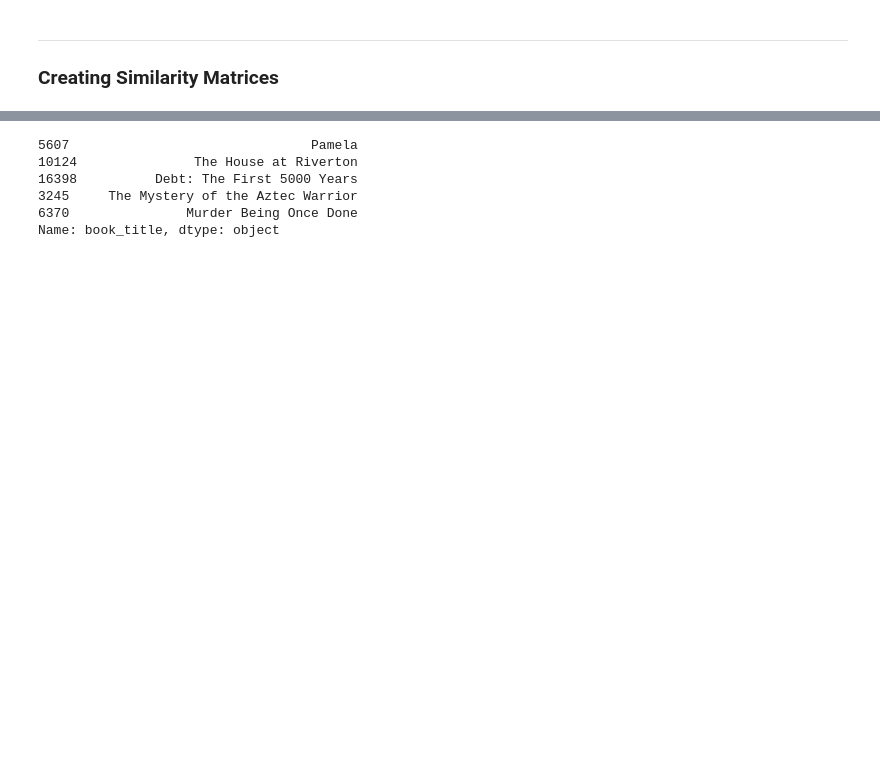
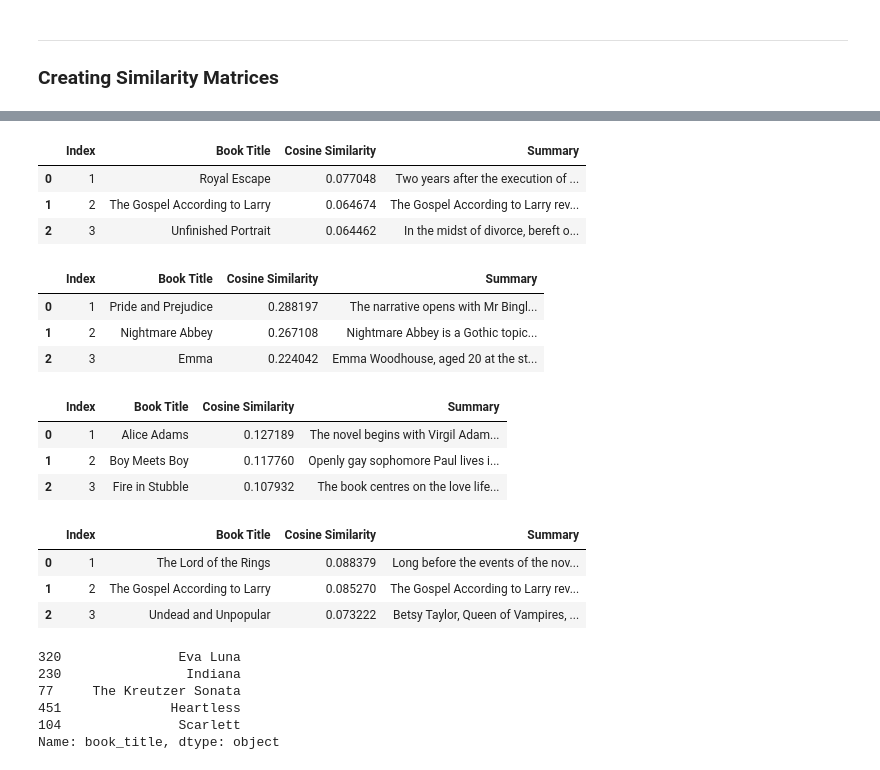
Before and after one commit to hannahlabana/ts-songs-and-books-recommendation-system, a Jupyter notebook: books-taylorsongs-recommendation.ipynb, the cells around one changed output, grey strips where cells are left out. Cells and saved outputs as stored; diff of their text form; code cells hidden in the pictures; blank space fills up the shorter version.

```diff
--- a/books-taylorsongs-recommendation.ipynb
+++ b/books-taylorsongs-recommendation.ipynb
@@ -272 +287,10 @@ print(books_to_lyrics_matrix.shape, lyrics_to_books_matrix.shape)
+# %%
+# lyrics_books_count = CountVectorizer()
+# lyrics_books_count.fit(lyrics_books_soups)
+
+lyrics_books_count = TfidfVectorizer()
+lyrics_books_count.fit(lyrics_books_soups)
+
+lyrics_to_books_matrix = lyrics_books_count.transform(lyrics_result_preprocessing['STEMMING'])
+books_to_lyrics_matrix = lyrics_books_count.transform(books_result_preprocessing['STEMMING'])
 # %%
@@ -400,10 +403,38 @@ RecommendationEngine.get_books_from_lyrics('Love Story (Taylor’s Version)')
+# %%
+get_books_from_lyrics(rand)
+# %% [output]
+|  | Index | Book Title | Cosine Similarity | Summary |
+| 0 | 1 | Royal Escape | 0.077048 | Two years after the execution of ... |
+| 1 | 2 | The Gospel According to Larry | 0.064674 | The Gospel According to Larry rev... |
+| 2 | 3 | Unfinished Portrait | 0.064462 | In the midst of divorce, bereft o... |
+# %%
+get_books_from_lyrics('Mr. Perfectly Fine (Taylor’s Version) [From the Vault]')
+# %% [output]
+|  | Index | Book Title | Cosine Similarity | Summary |
+| 0 | 1 | Pride and Prejudice | 0.288197 | The narrative opens with Mr Bingl... |
+| 1 | 2 | Nightmare Abbey | 0.267108 | Nightmare Abbey is a Gothic topic... |
+| 2 | 3 | Emma | 0.224042 | Emma Woodhouse, aged 20 at the st... |
+# %%
+get_books_from_lyrics('Dancing with Our Hands Tied')
+# %% [output]
+|  | Index | Book Title | Cosine Similarity | Summary |
+| 0 | 1 | Alice Adams | 0.127189 | The novel begins with Virgil Adam... |
+| 1 | 2 | Boy Meets Boy | 0.117760 | Openly gay sophomore Paul lives i... |
+| 2 | 3 | Fire in Stubble | 0.107932 | The book centres on the love life... |
+# %%
+get_books_from_lyrics('Paper Rings')
+# %% [output]
+|  | Index | Book Title | Cosine Similarity | Summary |
+| 0 | 1 | The Lord of the Rings | 0.088379 | Long before the events of the nov... |
+| 1 | 2 | The Gospel According to Larry | 0.085270 | The Gospel According to Larry rev... |
+| 2 | 3 | Undead and Unpopular | 0.073222 | Betsy Taylor, Queen of Vampires, ... |
 # %%
-books.sample(5)['book_title']
+books_system.sample(5)['book_title']
 # %% [output]
-5607                               Pamela
-10124               The House at Riverton
-16398          Debt: The First 5000 Years
-3245     The Mystery of the Aztec Warrior
-6370               Murder Being Once Done
+320               Eva Luna
+230                Indiana
+77     The Kreutzer Sonata
+451              Heartless
+104               Scarlett
 Name: book_title, dtype: object
 # %%
```
Also changed, not shown: parts of 47 cells of this notebook.
